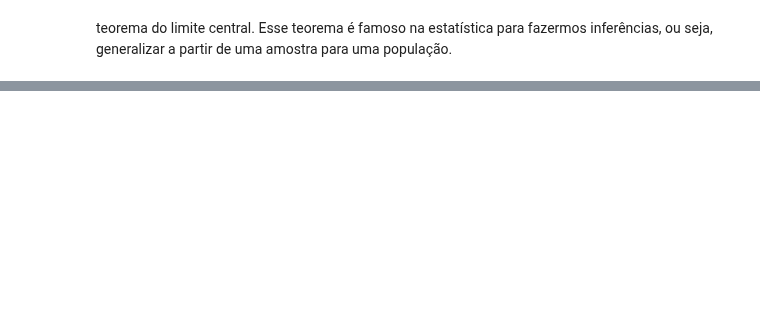
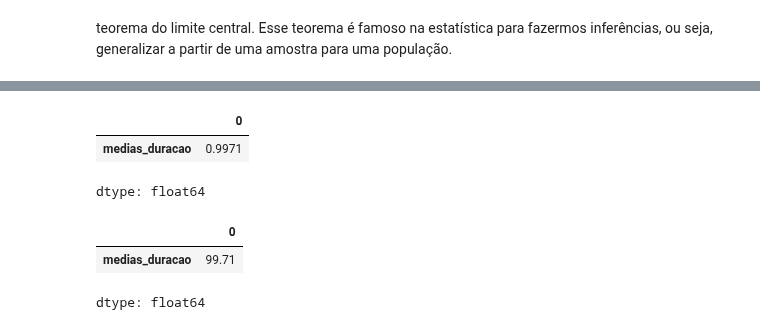
Before and after one commit to annaklaracss/data_science-, a Jupyter notebook: Data_Science_testando_hipóteses.ipynb, the cells around one changed output, grey strips where cells are left out. Saved outputs shown, nothing was run; the diff lists cells and outputs as text; code cells hidden in the pictures; blank space fills up the shorter version.

```diff
--- a/Data_Science_testando_hipóteses.ipynb
+++ b/Data_Science_testando_hipóteses.ipynb
@@ -151,0 +169,11 @@ teorema do limite central. Esse teorema é famoso na estatística para fazermos
+# %%
+# transformando medias_duração em DataFrame
+duracao_amostras = pd.DataFrame({'medias_duracao': media_duracao})
+# %%
+# calculando informações
+media_das_medias = duracao_amostras['medias_duracao'].mean()
+EP = duracao_amostras['medias_duracao'].std()
+
+print("*****  Medidas amostrais *****")
+print("média:", media_das_medias )
+print("Erro Padrão:", EP )
@@ -151,0 +208,18 @@ teorema do limite central. Esse teorema é famoso na estatística para fazermos
+# %%
+#quanto está no intervalo de +ou- dois desvio
+qnt_obs = duracao_amostras[(duracao_amostras > media_das_medias - 3*EP) &
+                          (duracao_amostras < media_das_medias + 3*EP)]
+# %%
+# quanto isso representa?
+qnt_obs.count()/duracao_amostras.count()
+# %% [output]
+|  | 0 |
+| medias_duracao | 0.9971 |
+dtype: float64
+# %%
+# quanto isso representa?
+qnt_obs.count()/duracao_amostras.count()*100
+# %% [output]
+|  | 0 |
+| medias_duracao | 99.71 |
+dtype: float64
```
Also changed, not shown: parts of 9 cells of this notebook.
